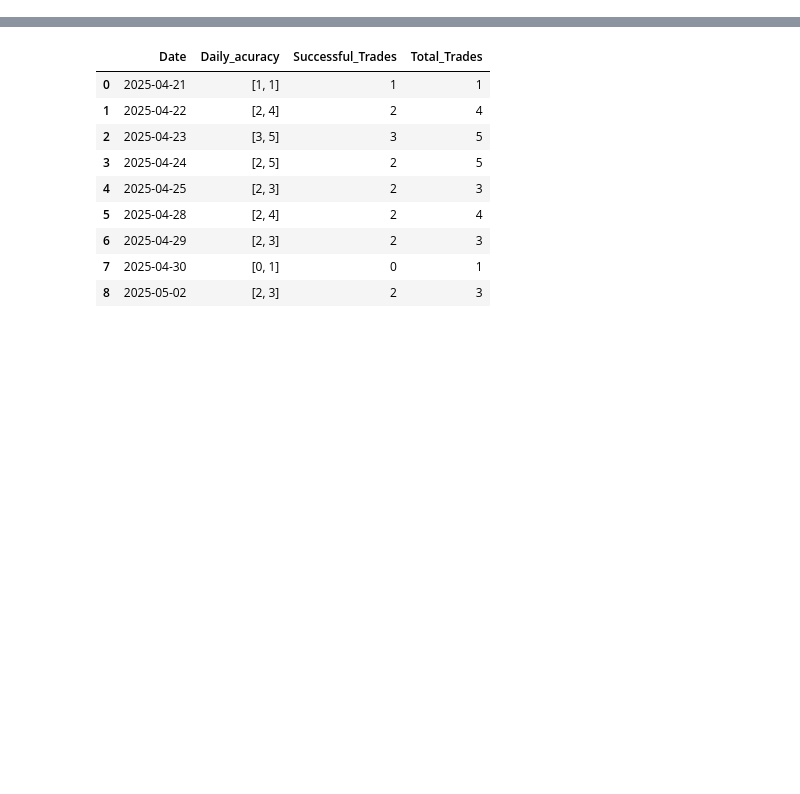
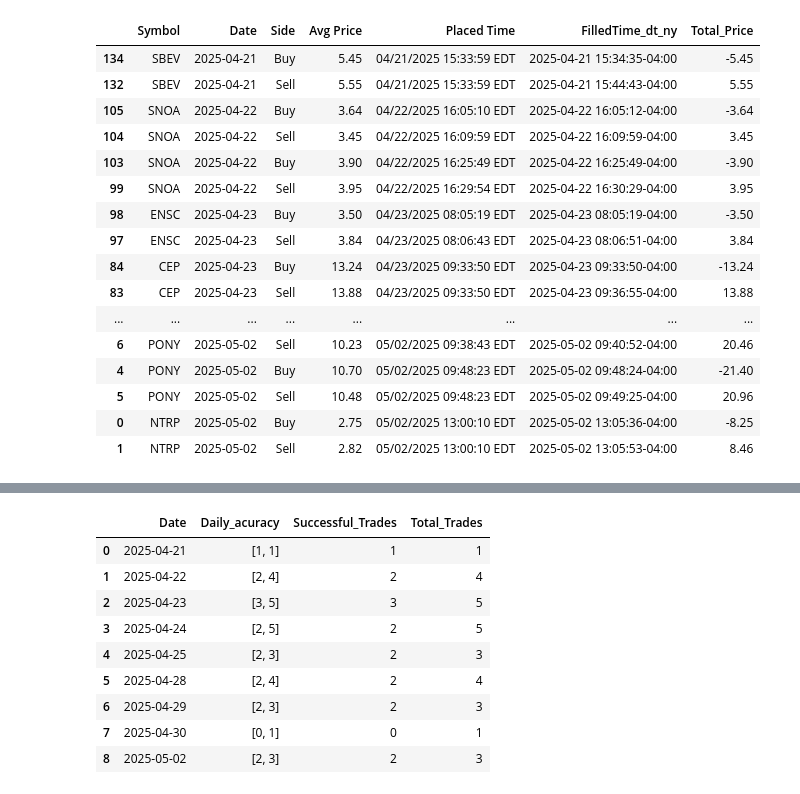
Before and after one commit to sbs87/Random_Projects, a Jupyter notebook: stock_reccomender/DayTrader_Analysis.ipynb, the cells around one changed output, grey strips where cells are left out. Saved outputs shown, nothing was run; the diff lists cells and outputs as text; code cells hidden in the pictures; blank space fills up the shorter version.

```diff
--- a/stock_reccomender/DayTrader_Analysis.ipynb
+++ b/stock_reccomender/DayTrader_Analysis.ipynb
@@ -153,0 +328,15 @@ See the caveats in the documentation: https://pandas.pydata.org/pandas-docs/stab
+# %%
+
+#TODO: 'Placed time' is being used as a key to identify buy/sell pairings. This means the actual sell placed time is lost for some trades. In future, fix this so information is retained in case we want to use it again
+# check for paired buy/sell orders
+# for all 'filled_times' + 'stock' there should only be one buy/sell order
+
+
+
+
+filled_orders['Total_Price'] = filled_orders['Avg Price']*filled_orders['Filled']
+filled_orders.loc[filled_orders['Side'] == 'Buy', 'Total_Price'] *= -1
+
+dates = filled_orders['FilledTime_dt_ny'].dt.date.drop_duplicates()
+
+# TODO: retain mismatch placed times. Otherwise this is lost
@@ -153,0 +420,24 @@ See the caveats in the documentation: https://pandas.pydata.org/pandas-docs/stab
+# %%
+# first iteration assumes all time buy/sell placed are the same. This is not true for all stocks
+tmp=filled_orders[["Symbol","Date","Side","Avg Price","Placed Time","FilledTime_dt_ny","Total_Price"]]
+tmp#.pivot(index=["Symbol","Date","Avg Price","Placed Time","FilledTime_dt_ny","Total_Price"], columns='Side', values='Avg Price').reset_index()
+
+#filled_orders.columns
+# %% [output]
+|  | Symbol | Date | Side | Avg Price | Placed Time | FilledTime_dt_ny | Total_Price |
+| 134 | SBEV | 2025-04-21 | Buy | 5.45 | 04/21/2025 15:33:59 EDT | 2025-04-21 15:34:35-04:00 | -5.45 |
+| 132 | SBEV | 2025-04-21 | Sell | 5.55 | 04/21/2025 15:33:59 EDT | 2025-04-21 15:44:43-04:00 | 5.55 |
+| 105 | SNOA | 2025-04-22 | Buy | 3.64 | 04/22/2025 16:05:10 EDT | 2025-04-22 16:05:12-04:00 | -3.64 |
+| 104 | SNOA | 2025-04-22 | Sell | 3.45 | 04/22/2025 16:09:59 EDT | 2025-04-22 16:09:59-04:00 | 3.45 |
+| 103 | SNOA | 2025-04-22 | Buy | 3.90 | 04/22/2025 16:25:49 EDT | 2025-04-22 16:25:49-04:00 | -3.90 |
+| 99 | SNOA | 2025-04-22 | Sell | 3.95 | 04/22/2025 16:29:54 EDT | 2025-04-22 16:30:29-04:00 | 3.95 |
+| 98 | ENSC | 2025-04-23 | Buy | 3.50 | 04/23/2025 08:05:19 EDT | 2025-04-23 08:05:19-04:00 | -3.50 |
+| 97 | ENSC | 2025-04-23 | Sell | 3.84 | 04/23/2025 08:06:43 EDT | 2025-04-23 08:06:51-04:00 | 3.84 |
+| 84 | CEP | 2025-04-23 | Buy | 13.24 | 04/23/2025 09:33:50 EDT | 2025-04-23 09:33:50-04:00 | -13.24 |
+| 83 | CEP | 2025-04-23 | Sell | 13.88 | 04/23/2025 09:33:50 EDT | 2025-04-23 09:36:55-04:00 | 13.88 |
+| ... | ... | ... | ... | ... | ... | ... | ... |
+| 6 | PONY | 2025-05-02 | Sell | 10.23 | 05/02/2025 09:38:43 EDT | 2025-05-02 09:40:52-04:00 | 20.46 |
+| 4 | PONY | 2025-05-02 | Buy | 10.70 | 05/02/2025 09:48:23 EDT | 2025-05-02 09:48:24-04:00 | -21.40 |
+| 5 | PONY | 2025-05-02 | Sell | 10.48 | 05/02/2025 09:48:23 EDT | 2025-05-02 09:49:25-04:00 | 20.96 |
+| 0 | NTRP | 2025-05-02 | Buy | 2.75 | 05/02/2025 13:00:10 EDT | 2025-05-02 13:05:36-04:00 | -8.25 |
+| 1 | NTRP | 2025-05-02 | Sell | 2.82 | 05/02/2025 13:00:10 EDT | 2025-05-02 13:05:53-04:00 | 8.46 |
```
Also changed, not shown: parts of 12 cells of this notebook.
